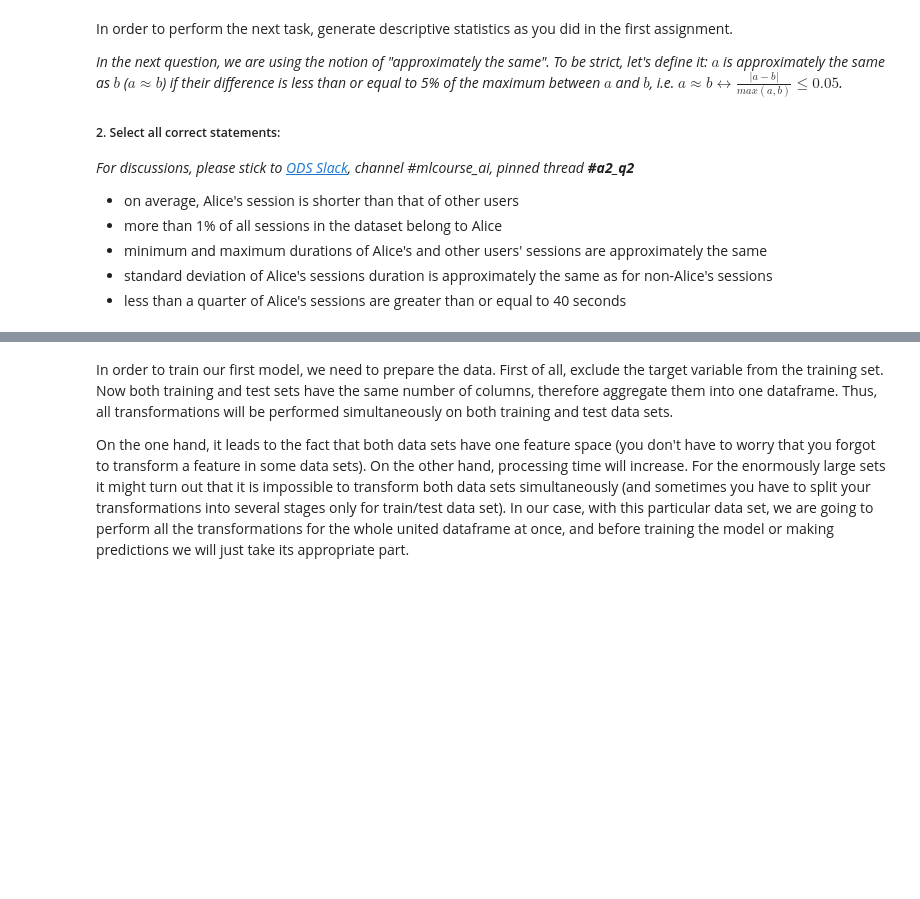
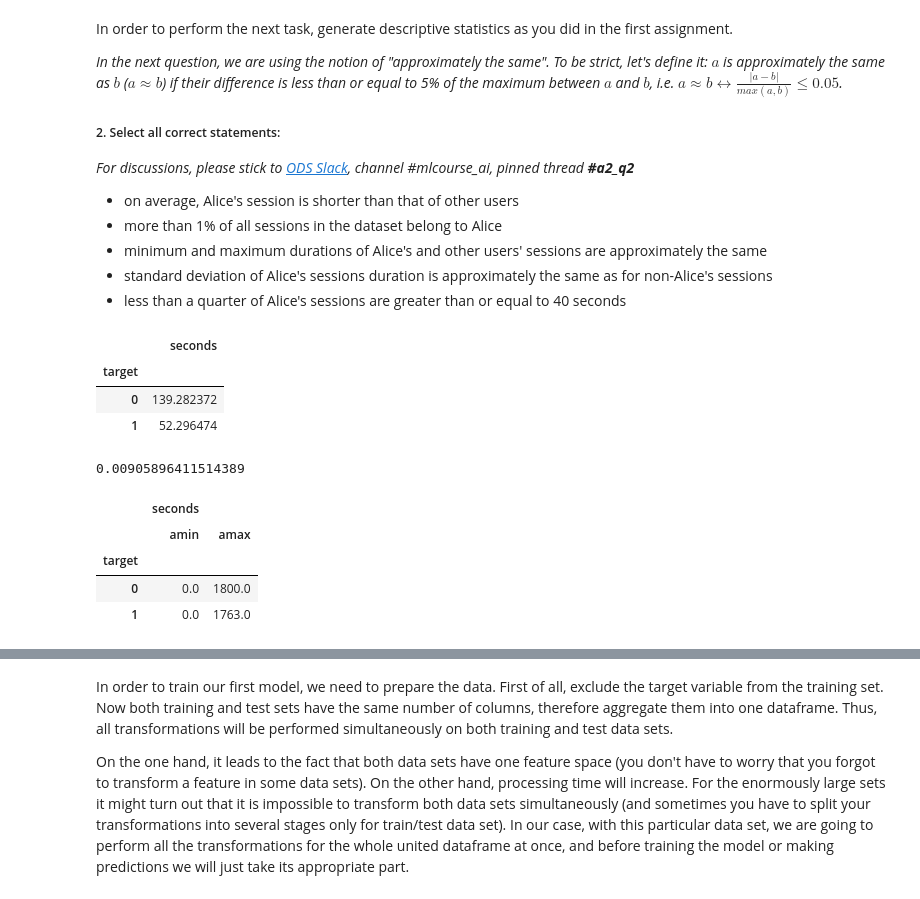
Before and after one commit to AntPon/mlcourse.ai-1, a Jupyter notebook: jupyter_english/assignments_spring2019/assignment2_part1_alice_logistic_regression.ipynb, the cells around one changed output, grey strips where cells are left out. Drawn from its saved outputs; the diff is of its cells as text; code cells hidden in the pictures; blank space fills up the shorter version.

```diff
--- a/jupyter_english/assignments_spring2019/assignment2_part1_alice_logistic_regression.ipynb
+++ b/jupyter_english/assignments_spring2019/assignment2_part1_alice_logistic_regression.ipynb
@@ -190,3 +224,22 @@ In order to perform the next task, generate descriptive statistics as you did in
 - less than a quarter of Alice's sessions are greater than or equal to 40 seconds
 # %%
 # You code here
+
+time_df.groupby('target').agg({'seconds': np.mean})
+# %% [output]
+|  | seconds |
+| target |  |
+| 0 | 139.282372 |
+| 1 | 52.296474 |
+# %%
+print(time_df.groupby('target').agg({'target': 'count'}).values.flatten()[1] / time_df.shape[0])
+# %% [output]
+0.00905896411514389
+# %%
+time_df.groupby('target').agg({'seconds': [np.min, np.max]})
+# %% [output]
+|  | seconds |  |
+|  | amin | amax |
+| target |  |  |
+| 0 | 0.0 | 1800.0 |
+| 1 | 0.0 | 1763.0 |
```
Also changed, not shown: parts of 18 cells of this notebook, 1 other file.
